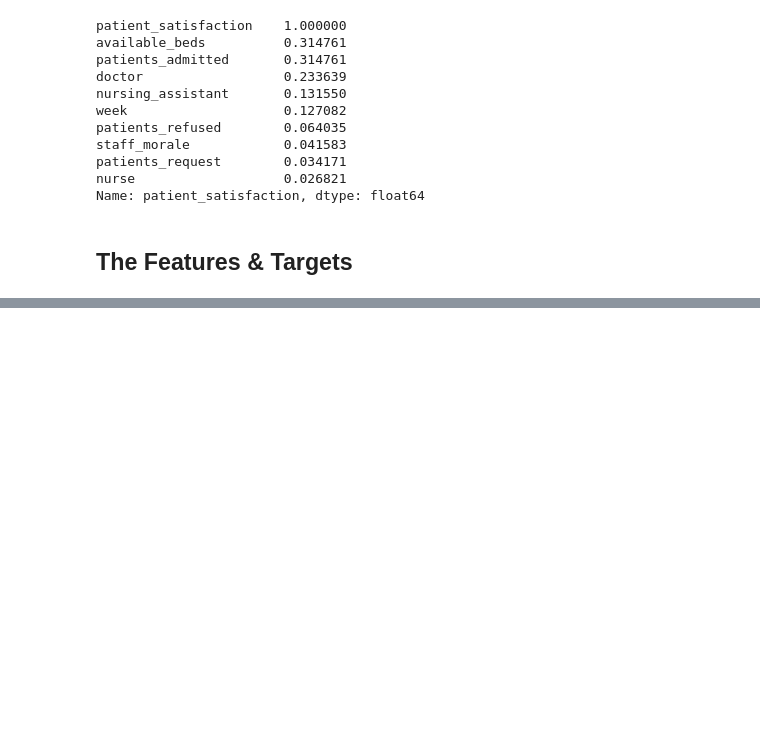
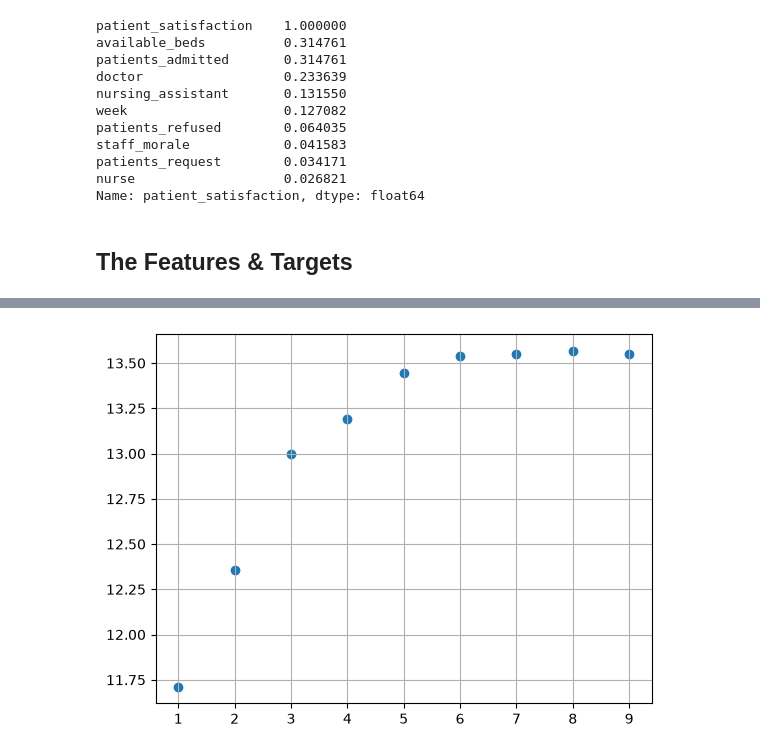
Before and after one commit to yavuzkanat/SupervisedMachineLearning, a Jupyter notebook: kaggle/kaggle-emergency.ipynb, the cells around one changed output, grey strips where cells are left out. Drawn from its saved outputs; the diff is of its cells as text; code cells hidden in the pictures; blank space fills up the shorter version.

```diff
--- a/kaggle/hospital-beds-management.ipynb
+++ b/kaggle/kaggle-emergency.ipynb
@@ -437,16 +446,16 @@ X_train,X_test,y_train,y_test = train_test_split(X,y,test_size=0.3,random_state=
 # %%
 from sklearn.ensemble import RandomForestRegressor
 
-RFR = RandomForestRegressor(max_depth=1,random_state=42)
+RFR = RandomForestRegressor(max_depth=None,random_state=42)
 
 RFR.fit(X_train,y_train)
 
 y_pred = RFR.predict(X_test)
 # %%
-from sklearn.metrics import mean_absolute_error
+
 from sklearn.metrics import mean_squared_error
 
-mae = mean_absolute_error(y_test,y_pred)
+mse = mean_squared_error(y_test,y_pred)
 
-print(f"mae : {mae} | rmse {np.sqrt(mean_squared_error(y_test,y_pred))}")
+print(f"rmse {np.sqrt(mse)}")
 # %% [output]
@@ -458,0 +468,19 @@ R2 Score: -0.30578409995827793
+# %%
+rmse_score = []
+for x in range(1,10):
+    RFR = RandomForestRegressor(max_depth=x,random_state=42)
+
+    RFR.fit(X_train,y_train)
+
+    y_pred = RFR.predict(X_test)
+
+    mse = mean_squared_error(y_test,y_pred)
+
+    rmse_score.append(np.sqrt(mse))
+
+
+plt.scatter(np.arange(1,10),rmse_score)
+
+plt.grid()
+# %% [output]
+[figure, added]
```
Also changed, not shown: parts of 4 cells of this notebook, 1 other file.
